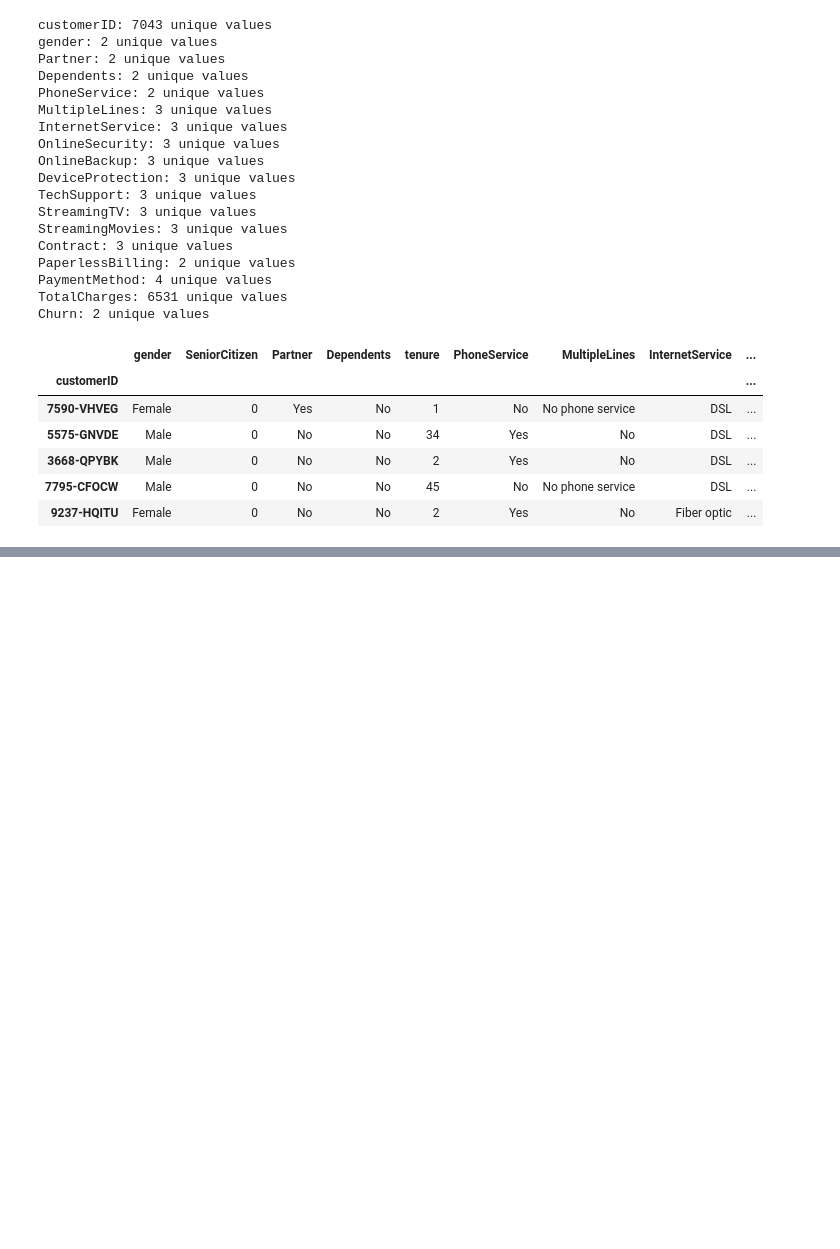
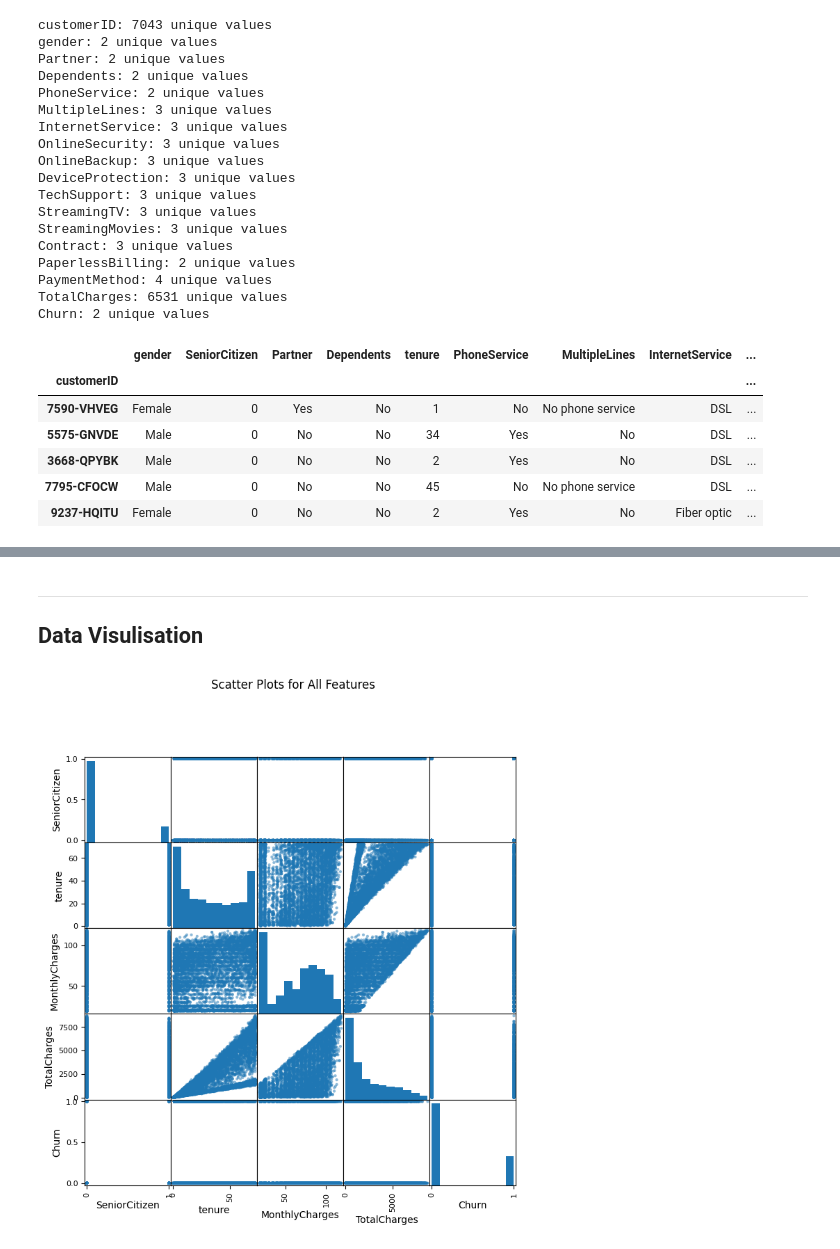
Before and after one commit to Rohan19005742/Data_Science, a Jupyter notebook: Playground/end-to-end-project.IPYNB, the cells around one changed output, grey strips where cells are left out. Saved outputs shown, nothing was run; the diff lists cells and outputs as text; code cells hidden in the pictures; blank space fills up the shorter version.

```diff
--- a/Playground/end-to-end-project.IPYNB
+++ b/Playground/end-to-end-project.IPYNB
@@ -152,0 +177,5 @@ data.head()
+# %%
+# remove duplicates
+
+data = data.drop_duplicates(keep="last")
+data.info()
@@ -152,0 +240,6 @@ data.head()
+# %%
+# MAR, total charge is mising due to 0 tenure. I will fill in the values as 0.
+
+data["TotalCharges"] = data["TotalCharges"].fillna(0)
+missing_rows = data[data.isna().any(axis=1)]
+missing_rows
@@ -152,0 +284,4 @@ data.head()
+# %%
+#Encode categorical feature, I am going to change churn from Yes and No to 1 and 0.as_integer_ratio
+data["Churn"] = data["Churn"].map({"Yes": 1, "No": 0})
+data["Churn"]
@@ -152,0 +307,10 @@ data.head()
+# %% [markdown]
+-------
+## Data Visulisation
+# %%
+pd.plotting.scatter_matrix(data, figsize=(8, 8), diagonal='hist')
+
+plt.suptitle("Scatter Plots for All Features", y=1.02)
+plt.show()
+# %% [output]
+[figure, added]
```
Also changed, not shown: parts of 12 cells of this notebook, 10 other files.
